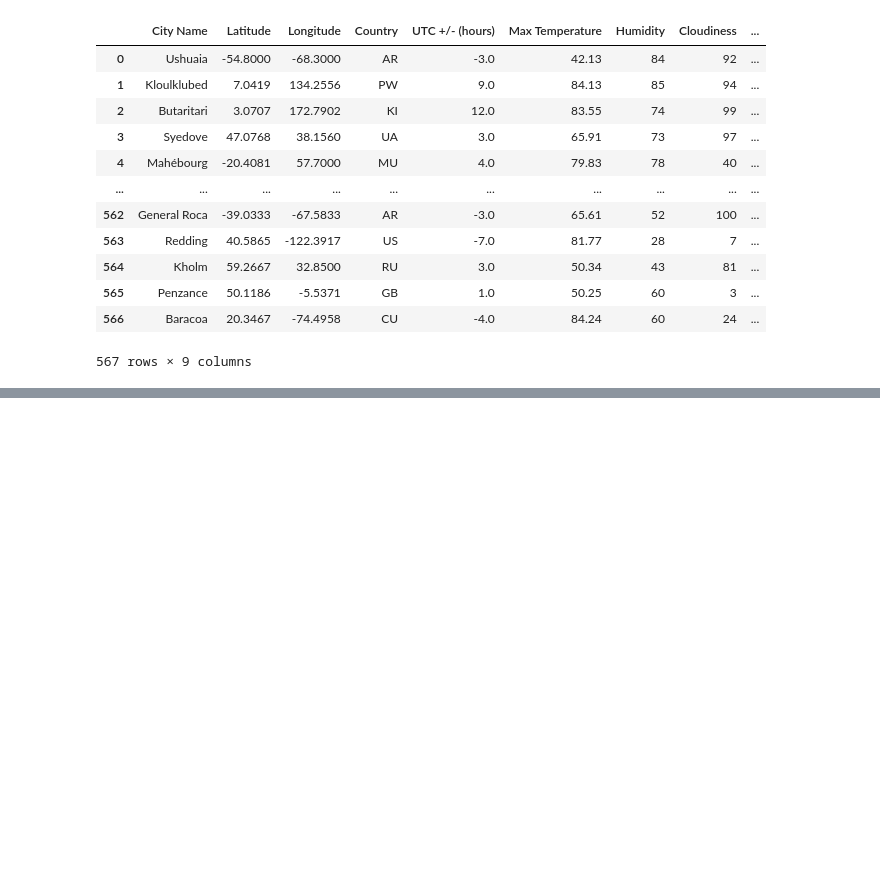
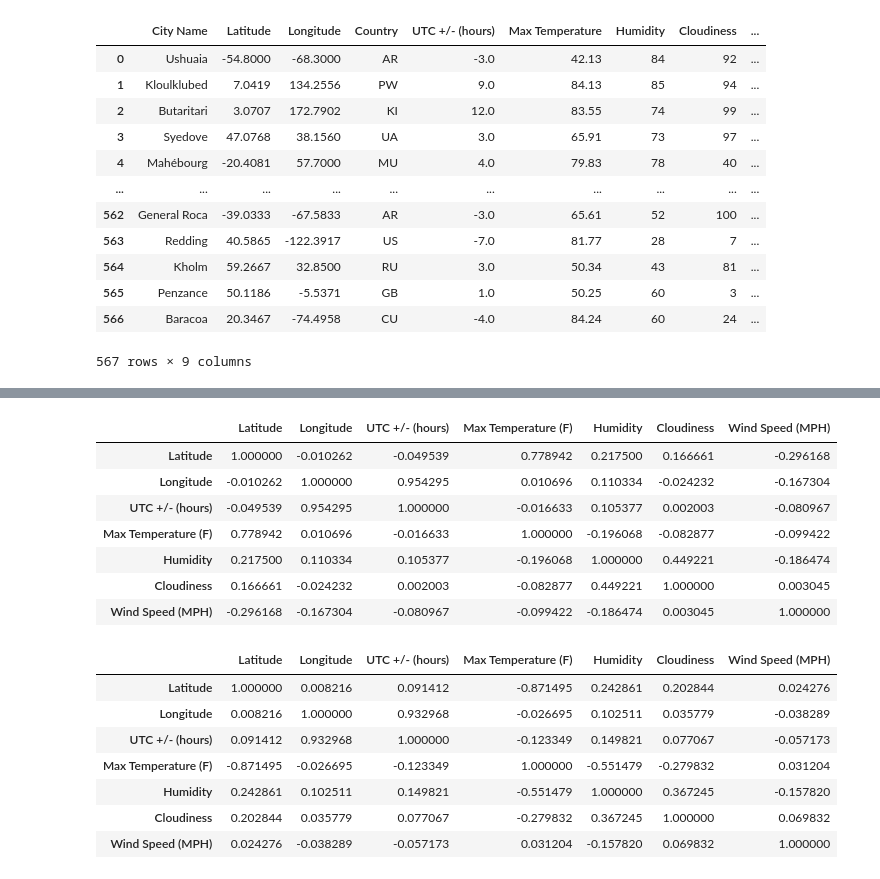
Before and after one commit to bakerv/API-Challenge, a Jupyter notebook: WeatherPy/main.ipynb, the cells around one changed output, grey strips where cells are left out. Cells and saved outputs as stored; diff of their text form; code cells hidden in the pictures; blank space fills up the shorter version.

```diff
--- a/WeatherPy/main.ipynb
+++ b/WeatherPy/main.ipynb
@@ -253,6 +191,28 @@ These visualization is exploring the relationship between Wind Speed and latitud
 # %%
+# Split the data by hemisphere
 southernhemisphere = pd.DataFrame
 southernhemisphere =citydata[citydata['Latitude']<0]
 
 northernhemisphere = pd.DataFrame
 northernhemisphere = citydata[citydata['Latitude']>0]
+
+#Check for correlations
+display(southernhemisphere.corr())
+display(northernhemisphere.corr())
+# %% [output]
+|  | Latitude | Longitude | UTC +/- (hours) | Max Temperature (F) | Humidity | Cloudiness | Wind Speed (MPH) |
+| Latitude | 1.000000 | -0.010262 | -0.049539 | 0.778942 | 0.217500 | 0.166661 | -0.296168 |
+| Longitude | -0.010262 | 1.000000 | 0.954295 | 0.010696 | 0.110334 | -0.024232 | -0.167304 |
+| UTC +/- (hours) | -0.049539 | 0.954295 | 1.000000 | -0.016633 | 0.105377 | 0.002003 | -0.080967 |
+| Max Temperature (F) | 0.778942 | 0.010696 | -0.016633 | 1.000000 | -0.196068 | -0.082877 | -0.099422 |
+| Humidity | 0.217500 | 0.110334 | 0.105377 | -0.196068 | 1.000000 | 0.449221 | -0.186474 |
+| Cloudiness | 0.166661 | -0.024232 | 0.002003 | -0.082877 | 0.449221 | 1.000000 | 0.003045 |
+| Wind Speed (MPH) | -0.296168 | -0.167304 | -0.080967 | -0.099422 | -0.186474 | 0.003045 | 1.000000 |
+|  | Latitude | Longitude | UTC +/- (hours) | Max Temperature (F) | Humidity | Cloudiness | Wind Speed (MPH) |
+| Latitude | 1.000000 | 0.008216 | 0.091412 | -0.871495 | 0.242861 | 0.202844 | 0.024276 |
+| Longitude | 0.008216 | 1.000000 | 0.932968 | -0.026695 | 0.102511 | 0.035779 | -0.038289 |
+| UTC +/- (hours) | 0.091412 | 0.932968 | 1.000000 | -0.123349 | 0.149821 | 0.077067 | -0.057173 |
+| Max Temperature (F) | -0.871495 | -0.026695 | -0.123349 | 1.000000 | -0.551479 | -0.279832 | 0.031204 |
+| Humidity | 0.242861 | 0.102511 | 0.149821 | -0.551479 | 1.000000 | 0.367245 | -0.157820 |
+| Cloudiness | 0.202844 | 0.035779 | 0.077067 | -0.279832 | 0.367245 | 1.000000 | 0.069832 |
+| Wind Speed (MPH) | 0.024276 | -0.038289 | -0.057173 | 0.031204 | -0.157820 | 0.069832 | 1.000000 |
```
Also changed, not shown: parts of 16 cells of this notebook, 24 other files.
